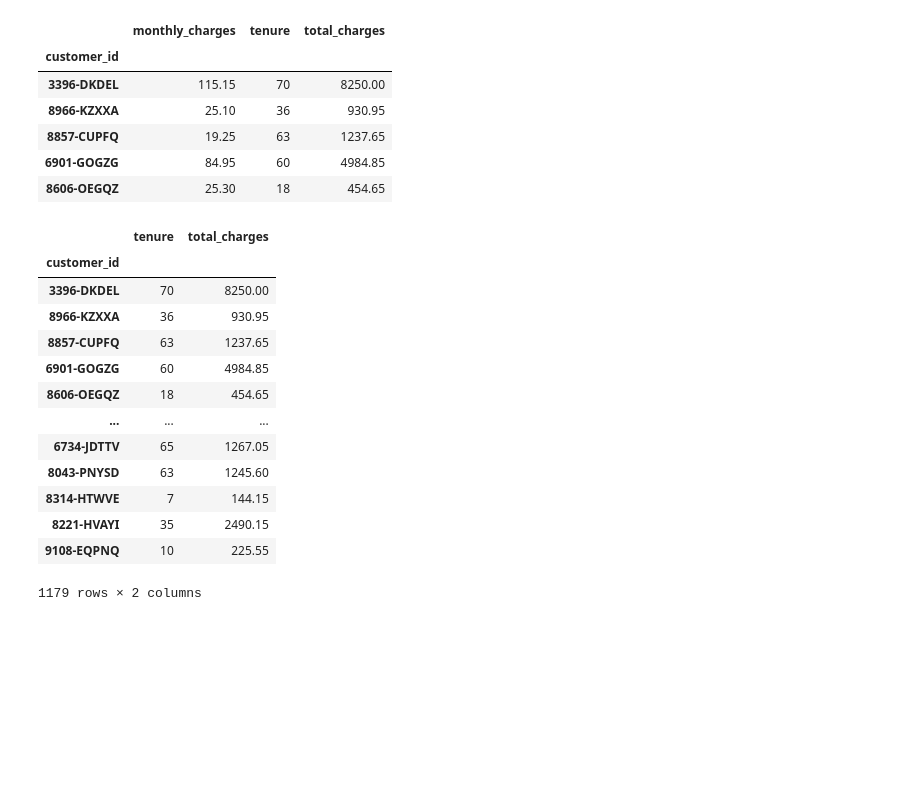
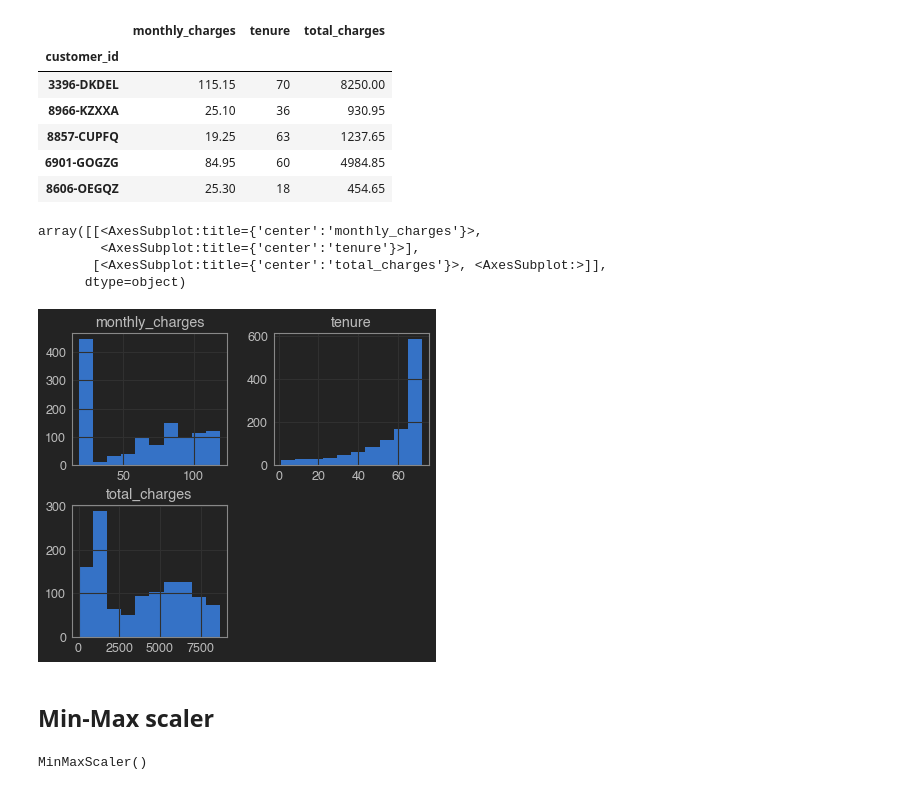
Before and after one commit to Ken-Alviola/regression-exercises, a Jupyter notebook: scaling.ipynb, the cells around one changed output. Drawn from its saved outputs; the diff is of its cells as text; code cells hidden in the pictures; blank space fills up the shorter version.

```diff
--- a/scaling.ipynb
+++ b/scaling.ipynb
@@ -28,19 +29,12 @@ train.head()
 | 8606-OEGQZ | 25.30 | 18 | 454.65 |
 # %%
 #1. Apply the scalers we talked about in this lesson to your data and visualize the results in a way that can.
-train.iloc[:,1:]
+train.hist()
 # %% [output]
-|  | tenure | total_charges |
-| customer_id |  |  |
-| 3396-DKDEL | 70 | 8250.00 |
-| 8966-KZXXA | 36 | 930.95 |
-| 8857-CUPFQ | 63 | 1237.65 |
-| 6901-GOGZG | 60 | 4984.85 |
-| 8606-OEGQZ | 18 | 454.65 |
-| ... | ... | ... |
-| 6734-JDTTV | 65 | 1267.05 |
-| 8043-PNYSD | 63 | 1245.60 |
-| 8314-HTWVE | 7 | 144.15 |
-| 8221-HVAYI | 35 | 2490.15 |
-| 9108-EQPNQ | 10 | 225.55 |
-1179 rows × 2 columns
+array([[<AxesSubplot:title={'center':'monthly_charges'}>,
+        <AxesSubplot:title={'center':'tenure'}>],
+       [<AxesSubplot:title={'center':'total_charges'}>, <AxesSubplot:>]],
+      dtype=object)
+[figure, added]
+# %% [markdown]
+## Min-Max scaler
@@ -46,0 +43,4 @@ train.iloc[:,1:]
+# %%
+scaler.fit(train)
+# %% [output]
+MinMaxScaler()
```
Also changed, not shown: parts of 29 cells of this notebook, 1 other file.
